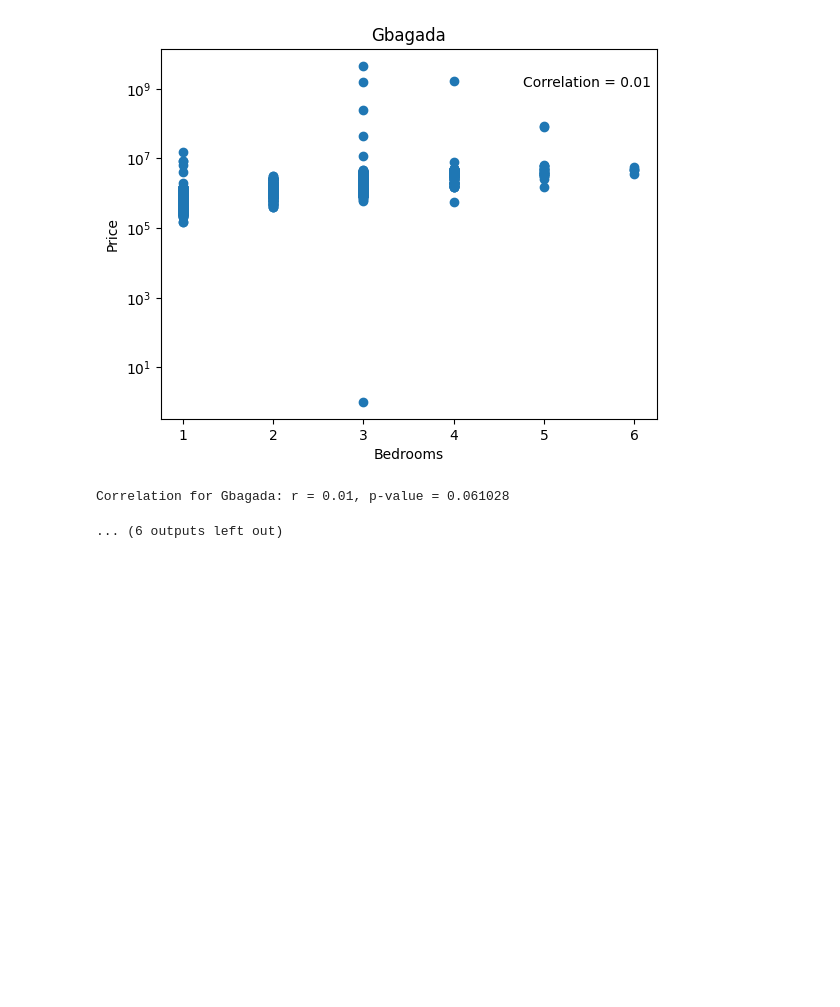
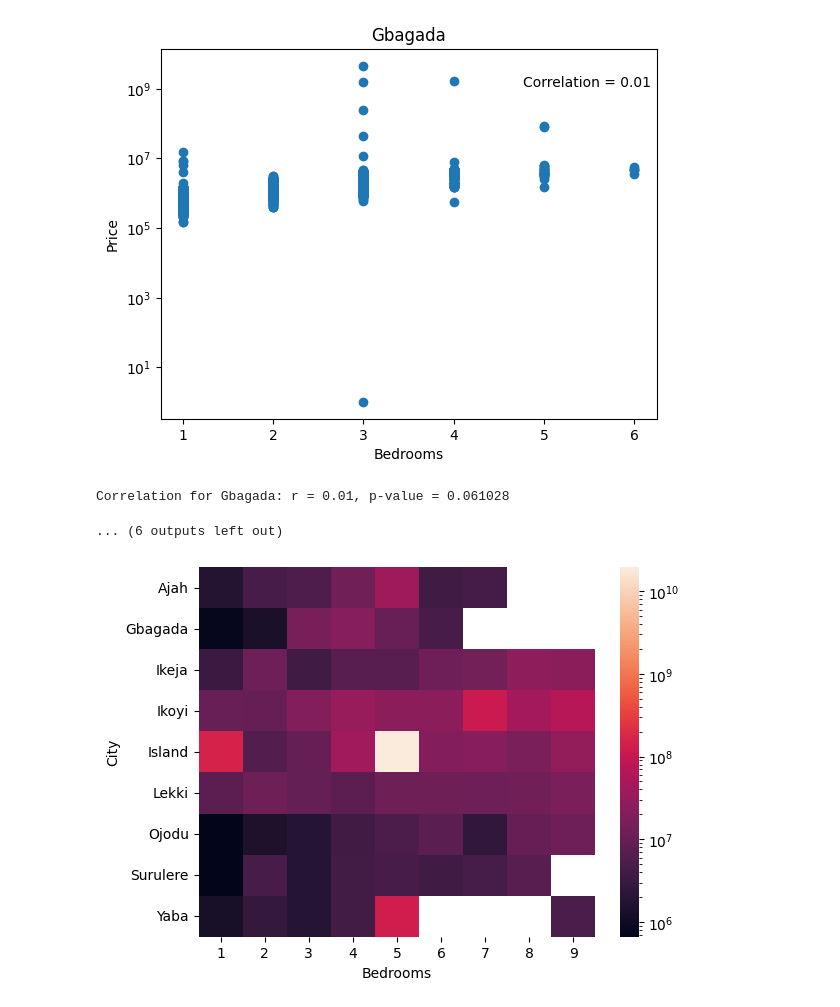
Before and after one commit to goodnessezichioum/LagosRentalAnalysis, a Jupyter notebook: rent_analysis.ipynb, the cells around one changed output. Drawn from its saved outputs; the diff is of its cells as text; code cells hidden in the pictures; blank space fills up the shorter version.

Commit message:
Plotted the heat map to show price variation by location and number of bedrooms

```diff
--- a/rent_analysis.ipynb
+++ b/rent_analysis.ipynb
@@ -205,3 +206,12 @@ Correlation for Ojodu: r = 0.01, p-value = 0.061028
 [figure]
 Correlation for Gbagada: r = 0.01, p-value = 0.061028
 ... (6 outputs left out)
+# %%
+from matplotlib.colors import LogNorm
+
+pt = df.pivot_table(values= 'Price', index='City', columns='Bedrooms')
+# Plot a heat map of the pivot table
+sns.heatmap(pt, norm=LogNorm())
+plt.show()
+# %% [output]
+[figure, added]
```
Also changed, not shown: parts of 2 cells of this notebook.
